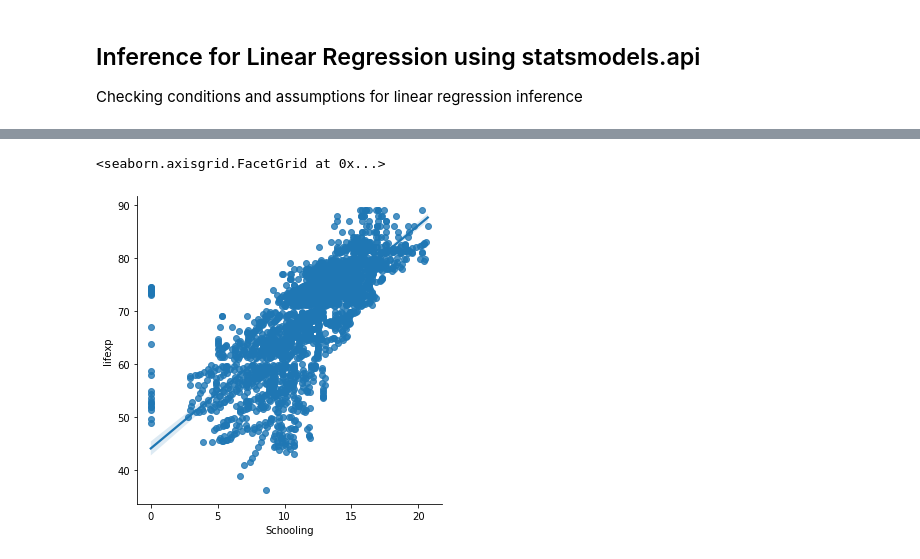
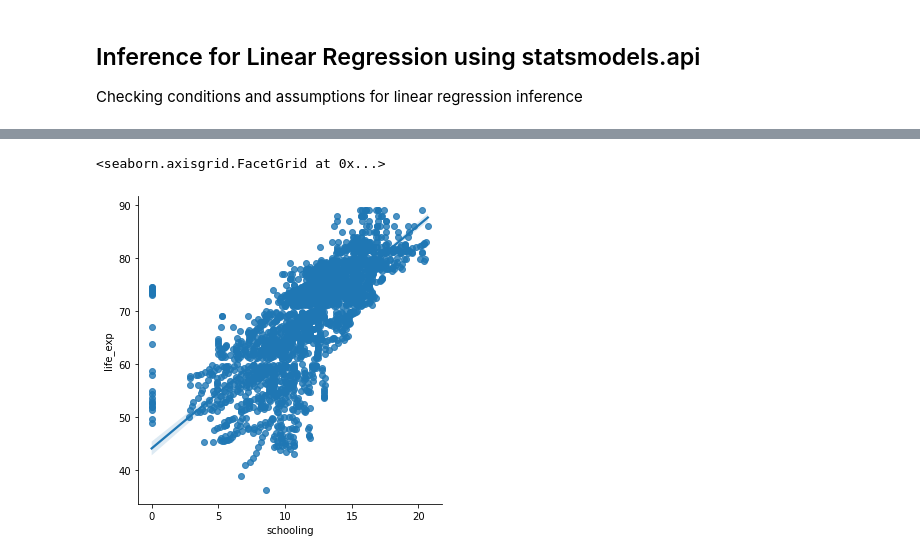
Before and after one commit to vnguyen24/SURF2022, a Jupyter notebook: Session4/Michelle_prep.ipynb, the cells around one changed output, grey strips where cells are left out. Cells and saved outputs as stored; diff of their text form; code cells hidden in the pictures.

```diff
--- a/Session4/Michelle_prep.ipynb
+++ b/Session4/Michelle_prep.ipynb
@@ -172,3 +82,5 @@ who = who.rename(columns=({'Life expectancy ':'lifexp'}))
+# %%
+who = pd.read_csv("world_health.csv")
 # %%
 who.head()
 # %% [output]
@@ -204,5 +97,5 @@ Notes:
 # %%
-sns.lmplot(data = who, x = "Schooling", y = "lifexp")
+sns.lmplot(data = who, x = "schooling", y = "life_exp")
 # %% [output]
 <seaborn.axisgrid.FacetGrid at 0x...>
-[figure, old version]
+[figure, new version]
```
Also changed, not shown: parts of 36 cells of this notebook.
